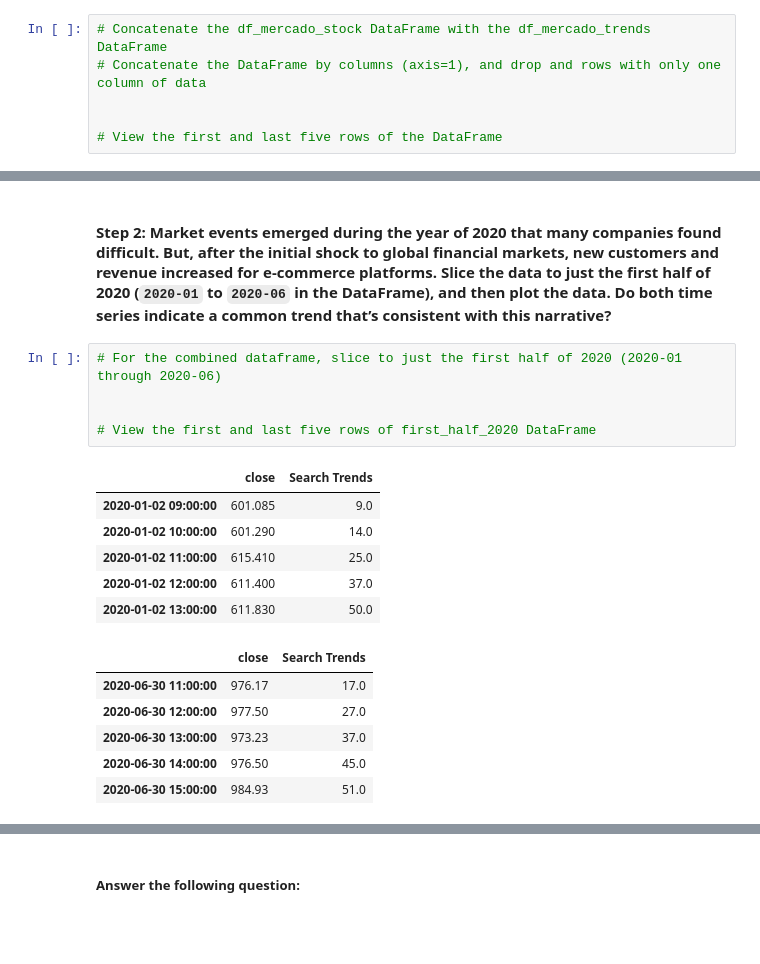
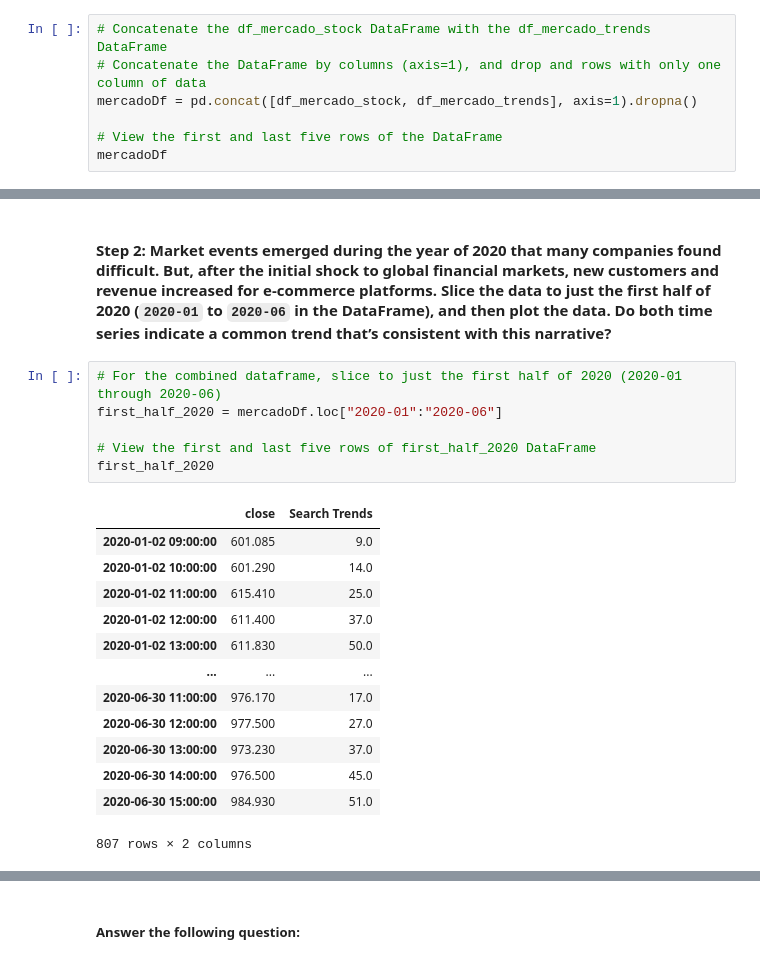
Before and after one commit to LardexTheLarge/prophet-challenge, a Jupyter notebook: forecasting_net_prophet.ipynb, the cells around one changed output, grey strips where cells are left out. Saved outputs shown, nothing was run; the diff lists cells and outputs as text; blank space fills up the shorter version.

```diff
--- a/forecasting_net_prophet.ipynb
+++ b/forecasting_net_prophet.ipynb
@@ -217,8 +218,9 @@ display(df_mercado_stock.tail())
 # %%
 # Concatenate the df_mercado_stock DataFrame with the df_mercado_trends DataFrame
 # Concatenate the DataFrame by columns (axis=1), and drop and rows with only one column of data
-
+mercadoDf = pd.concat([df_mercado_stock, df_mercado_trends], axis=1).dropna()
 
 # View the first and last five rows of the DataFrame
+mercadoDf
 # %% [output]
 |  | close | Search Trends |
@@ -237,22 +240,24 @@ display(df_mercado_stock.tail())
 #### Step 2: Market events emerged during the year of 2020 that many companies found difficult. But, after the initial shock to global financial markets, new customers and revenue increased for e-commerce platforms. Slice the data to just the first half of 2020 (`2020-01` to `2020-06` in the DataFrame), and then plot the data. Do both time series indicate a common trend that’s consistent with this narrative?
 # %%
 # For the combined dataframe, slice to just the first half of 2020 (2020-01 through 2020-06)
-
+first_half_2020 = mercadoDf.loc["2020-01":"2020-06"]
 
 # View the first and last five rows of first_half_2020 DataFrame
+first_half_2020
 # %% [output]
 |  | close | Search Trends |
 | 2020-01-02 09:00:00 | 601.085 | 9.0 |
 | 2020-01-02 10:00:00 | 601.290 | 14.0 |
 | 2020-01-02 11:00:00 | 615.410 | 25.0 |
 | 2020-01-02 12:00:00 | 611.400 | 37.0 |
 | 2020-01-02 13:00:00 | 611.830 | 50.0 |
+| ... | ... | ... |
+| 2020-06-30 11:00:00 | 976.170 | 17.0 |
+| 2020-06-30 12:00:00 | 977.500 | 27.0 |
+| 2020-06-30 13:00:00 | 973.230 | 37.0 |
+| 2020-06-30 14:00:00 | 976.500 | 45.0 |
+| 2020-06-30 15:00:00 | 984.930 | 51.0 |
-|  | close | Search Trends |
-| 2020-06-30 11:00:00 | 976.17 | 17.0 |
-| 2020-06-30 12:00:00 | 977.50 | 27.0 |
-| 2020-06-30 13:00:00 | 973.23 | 37.0 |
-| 2020-06-30 14:00:00 | 976.50 | 45.0 |
-| 2020-06-30 15:00:00 | 984.93 | 51.0 |
+807 rows × 2 columns
 # %%
 # Visualize the close and Search Trends data
 # Plot each column on a separate axes using the following syntax
```
Also changed, not shown: parts of 5 cells of this notebook.
